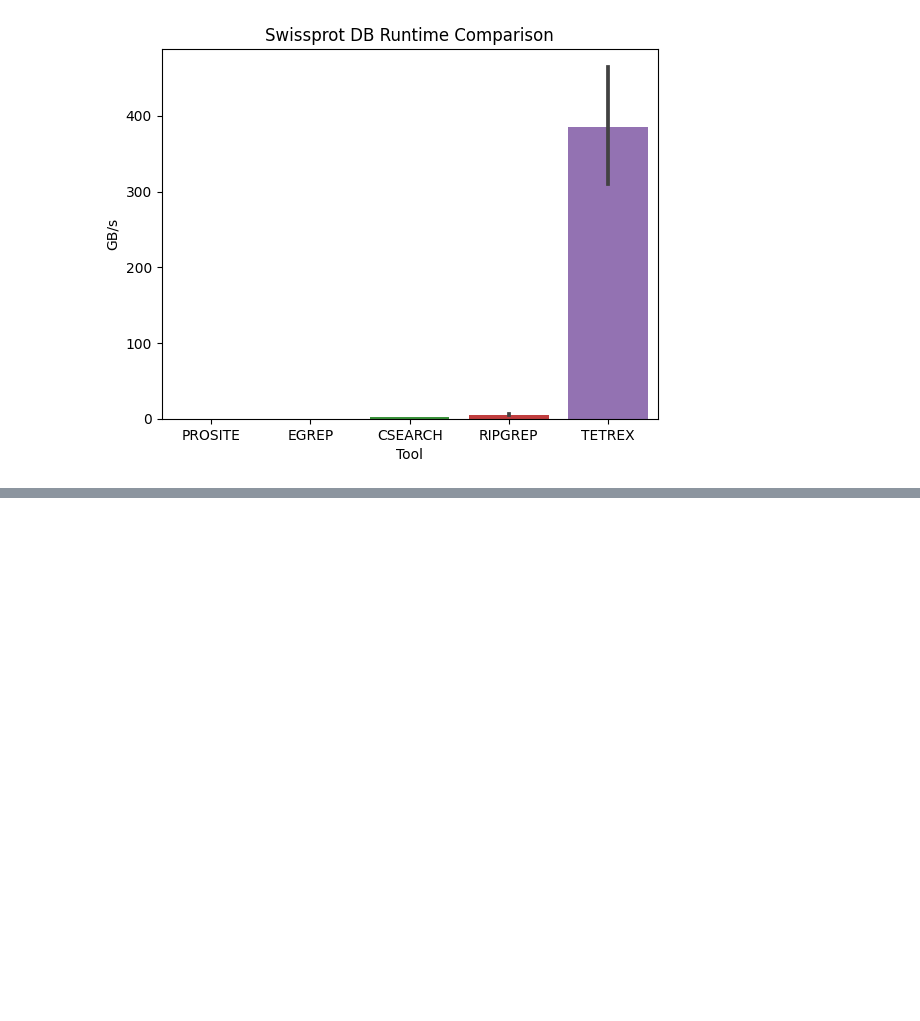
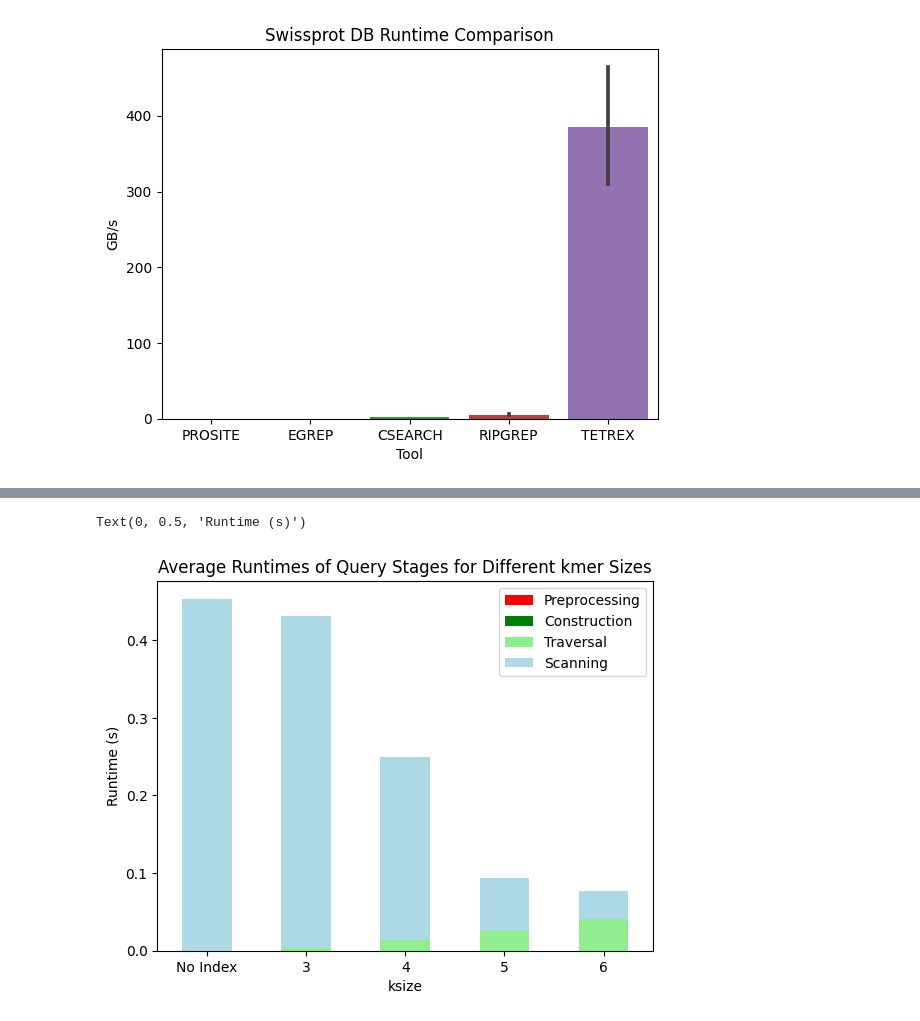
Before and after one commit to remyschwab/tetrex_analysis, a Jupyter notebook: visualization_eval.ipynb, the cells around one changed output, grey strips where cells are left out. Cells and saved outputs as stored; diff of their text form; code cells hidden in the pictures; blank space fills up the shorter version.

```diff
--- a/visualization_eval.ipynb
+++ b/visualization_eval.ipynb
@@ -626,0 +666,13 @@ sprot_df['TETREX_FRACTION'] = pd.Series([((pred)/1024)*100 for pred in sprot_df[
+# %%
+df_single.columns = ["tmp"]
+df_single["Preprocessing"] = 0
+df_single["Construction"] = 0
+df_single["Traversal"] = 0
+df_single["Scanning"] = df_single["tmp"]
+df_single = df_single.drop(columns=["tmp"], axis=1)
+# %%
+runtime_means = [df_single.mean(),df_k3.mean(),df_k4.mean(),df_k5.mean(),df_k6.mean()]
+# %%
+runtime_df = pd.DataFrame(runtime_means)
+# %%
+runtime_df["ksize"] = pd.Series(["No Index", 3,4,5,6])
@@ -626,0 +688,7 @@ sprot_df['TETREX_FRACTION'] = pd.Series([((pred)/1024)*100 for pred in sprot_df[
+# %%
+colors = ['red','green', 'lightgreen', 'lightblue']
+plt = runtime_df.plot(kind='bar', stacked=True, x="ksize", y=["Preprocessing","Construction","Traversal","Scanning"], rot=0, color=colors, title="Average Runtimes of Query Stages for Different kmer Sizes")
+plt.set_ylabel("Runtime (s)")
+# %% [output]
+Text(0, 0.5, 'Runtime (s)')
+[figure, added]
```
Also changed, not shown: parts of 12 cells of this notebook, 2 other files.
